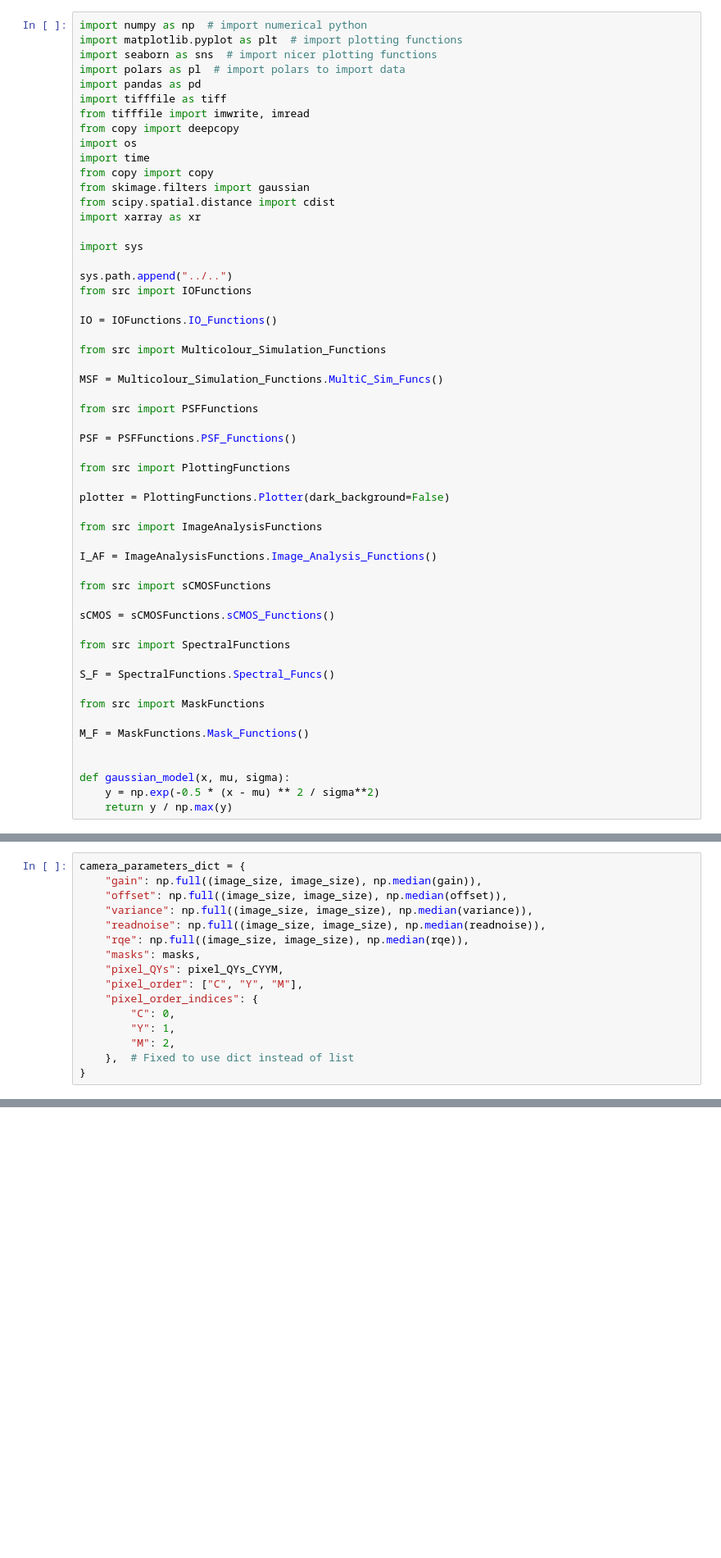
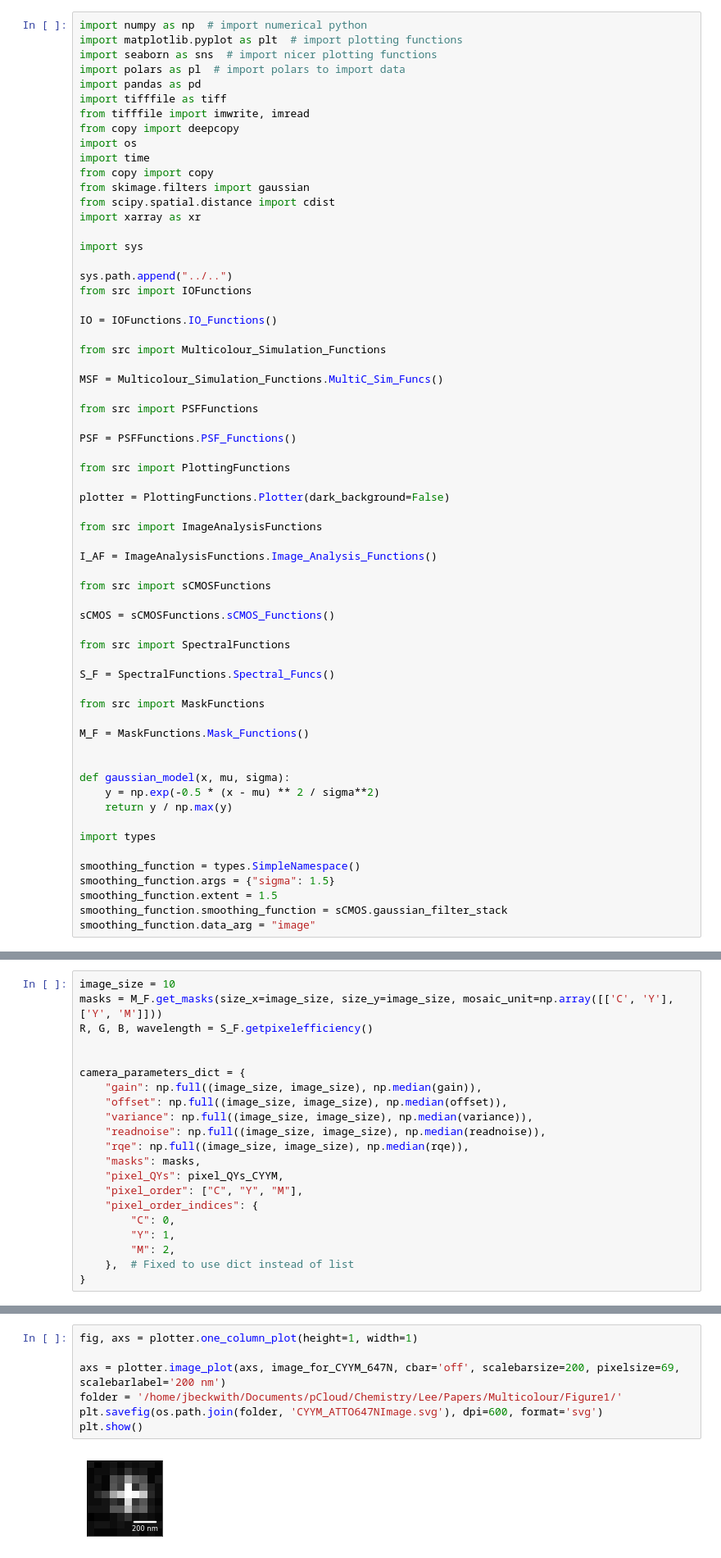
Before and after one commit to JBeckwith/pyS3M, a Jupyter notebook: notebooks/figures/Figure1_CYYMFilter.ipynb, the cells around one changed output, grey strips where cells are left out. Shown at 82% size. Saved outputs shown, nothing was run; the diff lists cells and outputs as text; blank space fills up the shorter version.

```diff
--- a/notebooks/figures/Figure1_CYYMFilter.ipynb
+++ b/notebooks/figures/Figure1_CYYMFilter.ipynb
@@ -53,3 +53,11 @@ M_F = MaskFunctions.Mask_Functions()
 def gaussian_model(x, mu, sigma):
     y = np.exp(-0.5 * (x - mu) ** 2 / sigma**2)
     return y / np.max(y)
+
+import types
+
+smoothing_function = types.SimpleNamespace()
+smoothing_function.args = {"sigma": 1.5}
+smoothing_function.extent = 1.5
+smoothing_function.smoothing_function = sCMOS.gaussian_filter_stack
+smoothing_function.data_arg = "image"
@@ -108,6 +114,11 @@ plt.savefig(os.path.join(folder, 'CYYM_spectra_SI.svg'), dpi=600, format='svg')
 # %% [output]
 [figure]
 # %%
+image_size = 10
+masks = M_F.get_masks(size_x=image_size, size_y=image_size, mosaic_unit=np.array([['C', 'Y'], ['Y', 'M']]))
+R, G, B, wavelength = S_F.getpixelefficiency()
+
+
 camera_parameters_dict = {
     "gain": np.full((image_size, image_size), np.median(gain)),
     "offset": np.full((image_size, image_size), np.median(offset)),
@@ -126,3 +179,12 @@ camera_parameters_dict = {
+# %%
+fig, axs = plotter.one_column_plot(height=1, width=1)
+
+axs = plotter.image_plot(axs, image_for_CYYM_647N, cbar='off', scalebarsize=200, pixelsize=69, scalebarlabel='200 nm')
+folder = '/home/jbeckwith/Documents/pCloud/Chemistry/Lee/Papers/Multicolour/Figure1/'
+plt.savefig(os.path.join(folder, 'CYYM_ATTO647NImage.svg'), dpi=600, format='svg')
+plt.show()
+# %% [output]
+[figure, added]
 # %%
 # Create simulation configuration using the new dataclass
 config_refactored = SimulationConfig(
```
Also changed, not shown: parts of 3 cells of this notebook, 6 other files.
